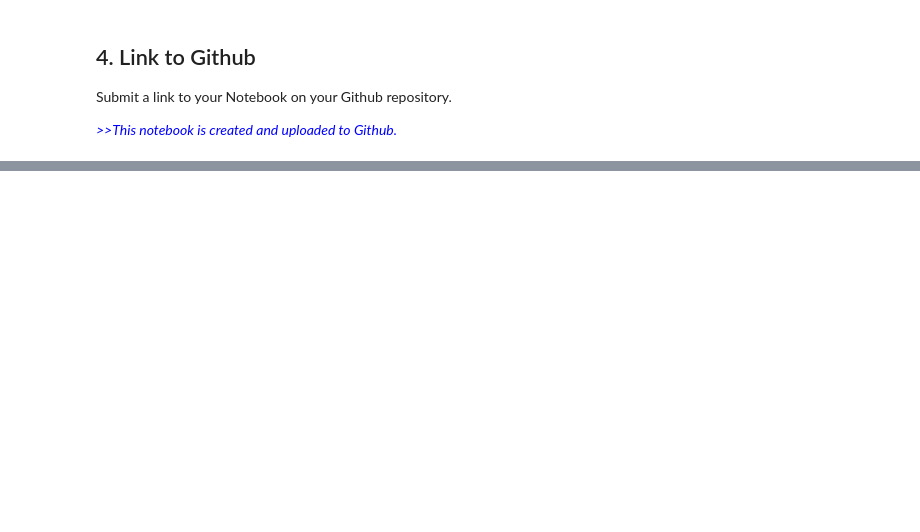
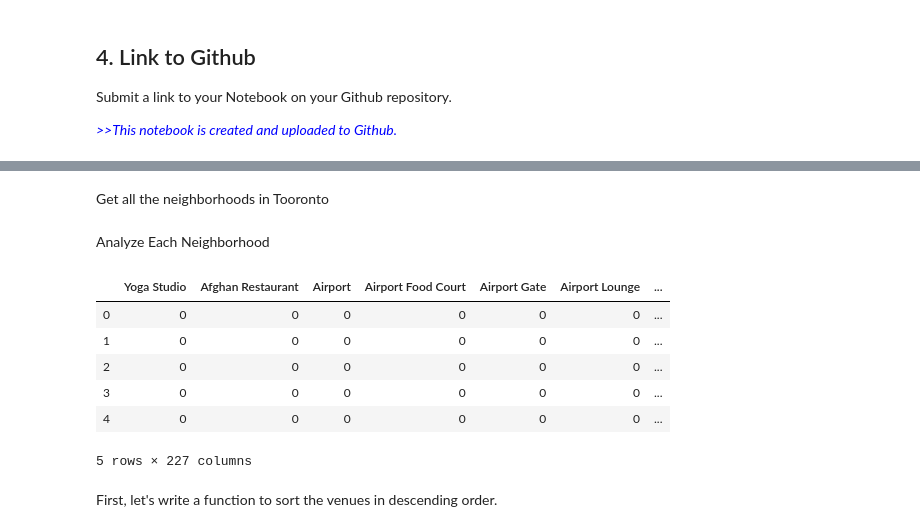
Before and after one commit to Nithin-Jacob/IBM-Applied-Data-Science-Capstone, a Jupyter notebook: Assignment_Canada_neighborhood.ipynb, the cells around one changed output, grey strips where cells are left out. Drawn from its saved outputs; the diff is of its cells as text; code cells hidden in the pictures; blank space fills up the shorter version.

```diff
--- a/Assignment_Canada_neighborhood.ipynb
+++ b/Assignment_Canada_neighborhood.ipynb
@@ -185,0 +271,16 @@ Submit a link to your Notebook on your Github repository.
+# %%
+map_canada = folium.Map(location=[latitude, longitude], zoom_start=11)
+# add markers to map
+for lat, lng, label in zip(postal_tor_df['Latitude'], postal_tor_df['Longitude'], postal_tor_df['Neighborhood']):
+    label = folium.Popup(label, parse_html=True)
+    folium.CircleMarker(
+        [lat, lng],
+        radius=5,
+        popup=label,
+        color='blue',
+        fill=True,
+        fill_color='#3186cc',
+        fill_opacity=0.7,
+        parse_html=False).add_to(map_canada)
+
+map_canada
@@ -185,0 +291,9 @@ Submit a link to your Notebook on your Github repository.
+# %%
+CLIENT_ID = 'GF2DLNI5QSHZTH0MVEI4NCUUFIOEDY2KAKXQFRKOUSAOIQGT' # your Foursquare ID
+CLIENT_SECRET = 'CMESPRUX2ANGP0LCSTQREELO1CM042WNK5MTKPMSMIDBR42Z' # your Foursquare Secret
+VERSION = '20180605' # Foursquare API version
+
+LIMIT = 100 # limit of number of venues returned by Foursquare API
+radius = 500 # define radius
+# %% [markdown]
+Get all the neighborhoods in Tooronto
@@ -185,0 +339,26 @@ Submit a link to your Notebook on your Github repository.
+# %%
+toronto_venues = getNearbyVenues(names=postal_tor_df['Neighborhood'],
+                                   latitudes=postal_tor_df['Latitude'],
+                                   longitudes=postal_tor_df['Longitude']
+                                  )
+# %% [markdown]
+Analyze Each Neighborhood
+# %%
+# one hot encoding
+toronto_onehot = pd.get_dummies(toronto_venues[['Venue Category']], prefix="", prefix_sep="")
+
+# add neighborhood column back to dataframe
+toronto_onehot['Neighborhood'] = toronto_venues['Neighborhood']
+
+# move neighborhood column to the first column
+fixed_columns = [toronto_onehot.columns[-1]] + list(toronto_onehot.columns[:-1])
+toronto_onehot = toronto_onehot[fixed_columns]
+toronto_onehot.head()
+# %% [output]
+|  | Yoga Studio | Afghan Restaurant | Airport | Airport Food Court | Airport Gate | Airport Lounge | ... |
+| 0 | 0 | 0 | 0 | 0 | 0 | 0 | ... |
+| 1 | 0 | 0 | 0 | 0 | 0 | 0 | ... |
+| 2 | 0 | 0 | 0 | 0 | 0 | 0 | ... |
+| 3 | 0 | 0 | 0 | 0 | 0 | 0 | ... |
+| 4 | 0 | 0 | 0 | 0 | 0 | 0 | ... |
+5 rows × 227 columns
@@ -185,0 +368,2 @@ Submit a link to your Notebook on your Github repository.
+# %% [markdown]
+First, let's write a function to sort the venues in descending order.
```
Also changed, not shown: parts of 35 cells of this notebook.
